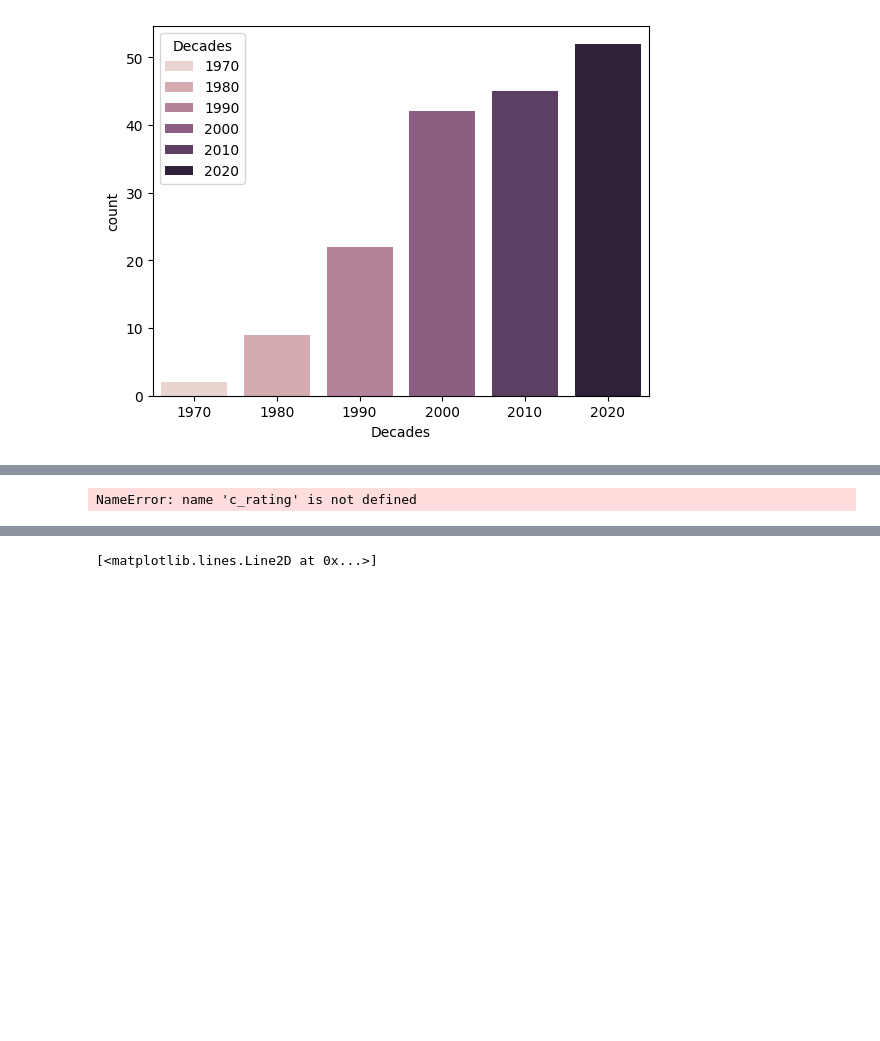
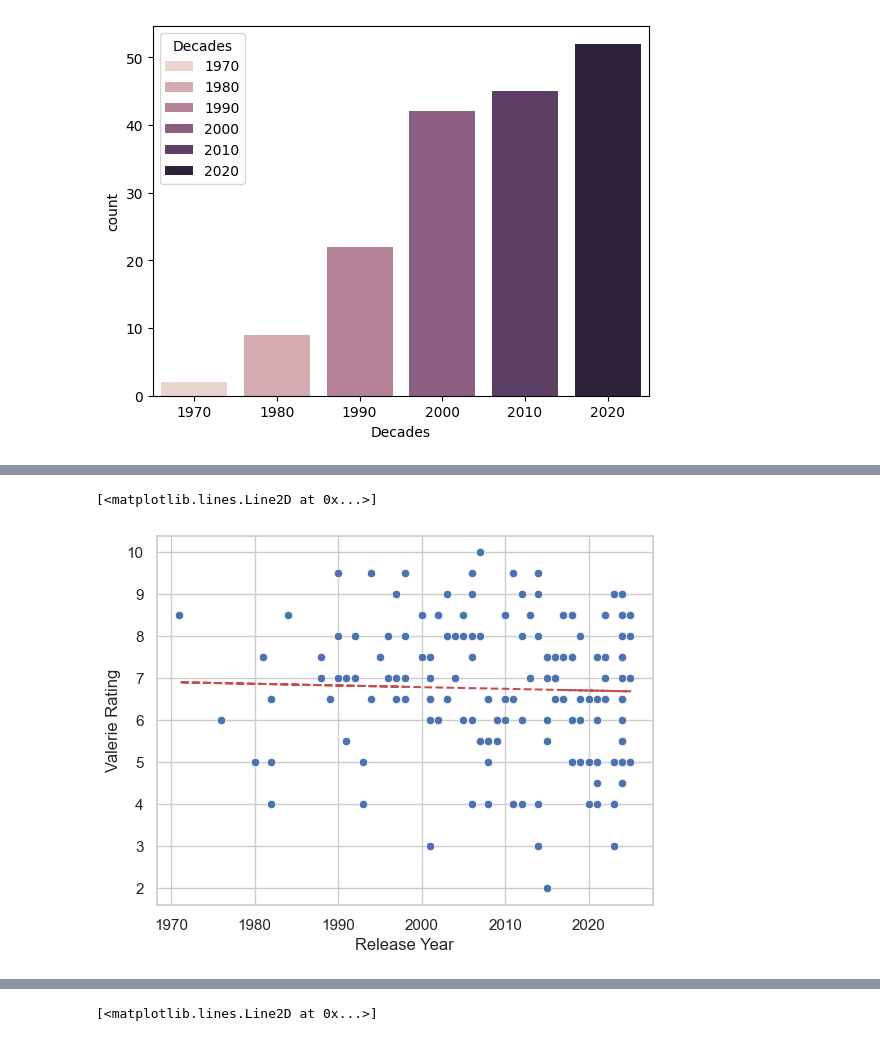
Before and after one commit to deleval001/movie_project, a Jupyter notebook: general_analysis/general_analysis.ipynb, the cells around one changed output, grey strips where cells are left out. Cells and saved outputs as stored; diff of their text form; code cells hidden in the pictures; blank space fills up the shorter version.

```diff
--- a/general_analysis/general_analysis.ipynb
+++ b/general_analysis/general_analysis.ipynb
@@ -218,22 +229,29 @@ sns.histplot(data = movie_list_real, y= movie_list_real["Chosen By"])
 # %%
+# Release Year and Ratings Scatter Plot
+
+# define variables for ratings
+c_rating = movie_list_real["Collin Rating"]
+v_rating = movie_list_real["Valerie Rating"]
+
 
 # movie_list_real
 x=movie_list_real["Release Year"]
 y= c_rating
 
 # scatter plot
 sns.set(style='whitegrid')
 sns.scatterplot(x=movie_list_real["Release Year"],
                     y=v_rating,
                     data=movie_list_real)
 g.set_xticklabels(labels = movie_list_real["Completed"] , rotation=90)
 
 
 # trendline
 z = np.polyfit(x, y, 1)
 p = np.poly1d(z)
 plt.plot(x, p(x), "r--")  # 'r--' is for a red dashed line
 # movie_list_real
 # %% [output]
-NameError: name 'c_rating' is not defined
+[<matplotlib.lines.Line2D at 0x...>]
+[figure, added]
 # %%
```
Also changed, not shown: parts of 12 cells of this notebook.
